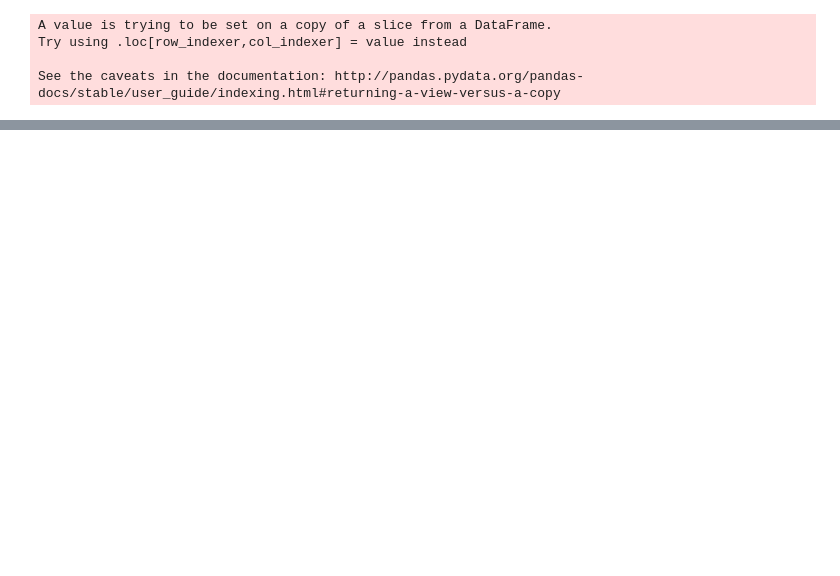
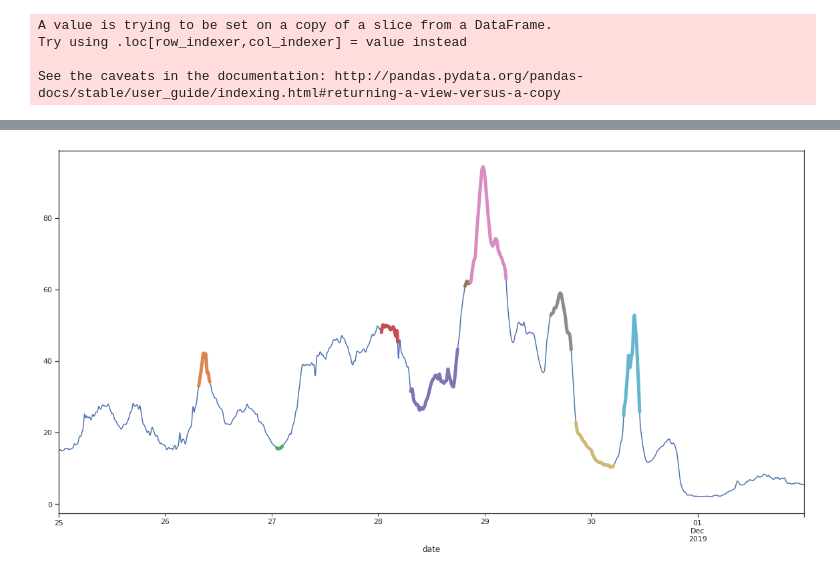
Before and after one commit to aerubanov/Proj_Air_Quality, a Jupyter notebook: notebooks/decomposition.ipynb, the cells around one changed output, grey strips where cells are left out. Cells and saved outputs as stored; diff of their text form; code cells hidden in the pictures; blank space fills up the shorter version.

```diff
--- a/notebooks/decomposition.ipynb
+++ b/notebooks/decomposition.ipynb
@@ -233,4 +234,6 @@ anomaly[anomaly.gap]
 # %%
 l_mod = pd.to_datetime(anomaly[anomaly.gap].index)
+l_mod = l_mod.insert(0, anomaly.index[0])
+l_mod = l_mod.insert(len(l_mod), anomaly.index[-1])
 l_mod
 # %% [output]
@@ -246,3 +254,4 @@ DatetimeIndex(['2019-11-26 09:20:00', '2019-11-26 09:35:00',
 # %%
-l = [anomaly[l_mod[n]:l_mod[n+1]] for n in range(len(l_mod)-1)]
+l = [anomaly[l_mod[n]:l_mod[n+1]] for n in range(0, len(l_mod)-1, 1)]
+l = [i[:-1] for i in l]
 l = [i for i in l if len(i) > 12]
@@ -269,0 +258,7 @@ date
+# %%
+plt.figure(figsize=(20,10))
+w.P1.plot()
+for i in l:
+    i.P1.plot(linewidth=5)
+# %% [output]
+[figure, added]
```
Also changed, not shown: parts of 11 cells of this notebook, 1 other file.
